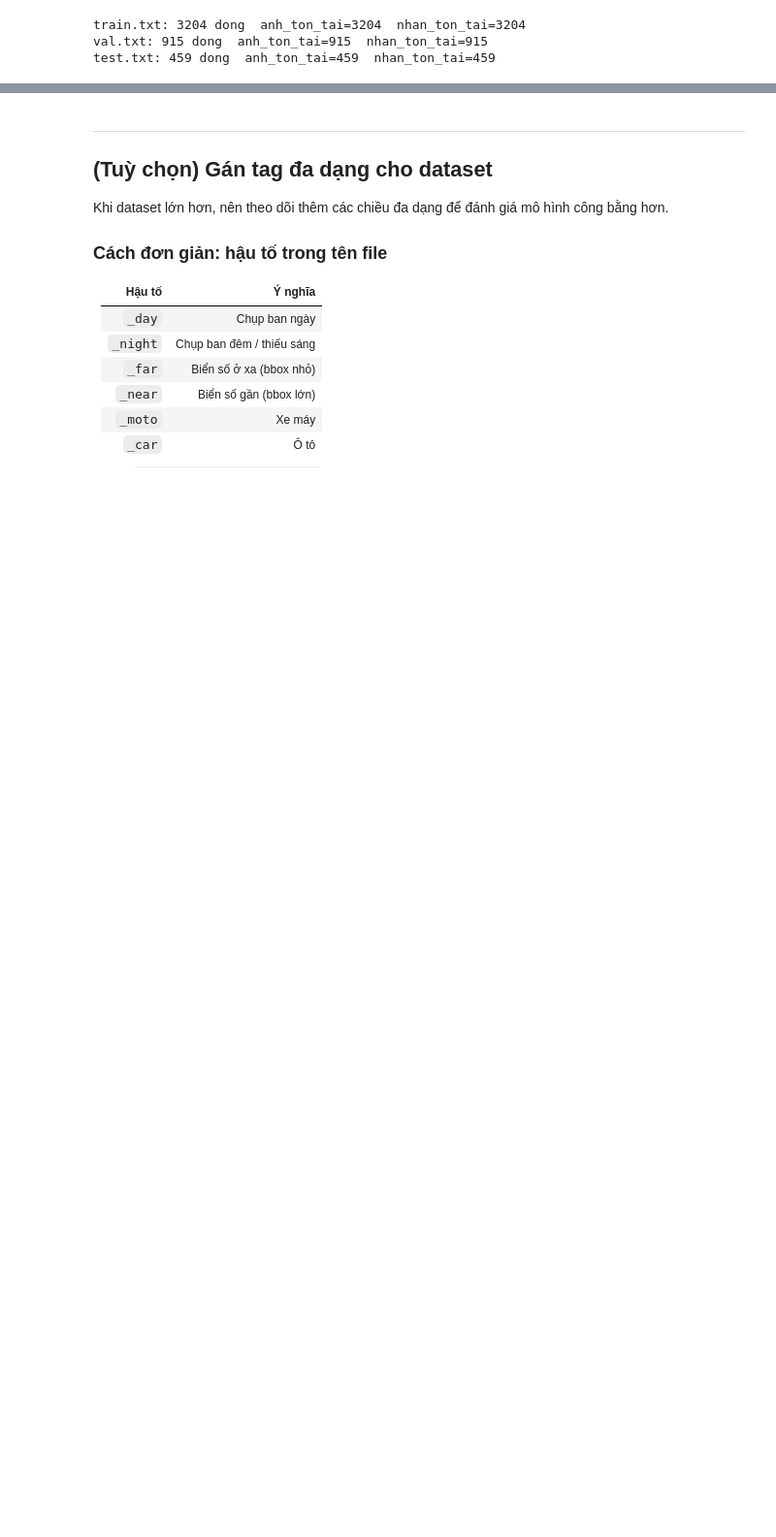
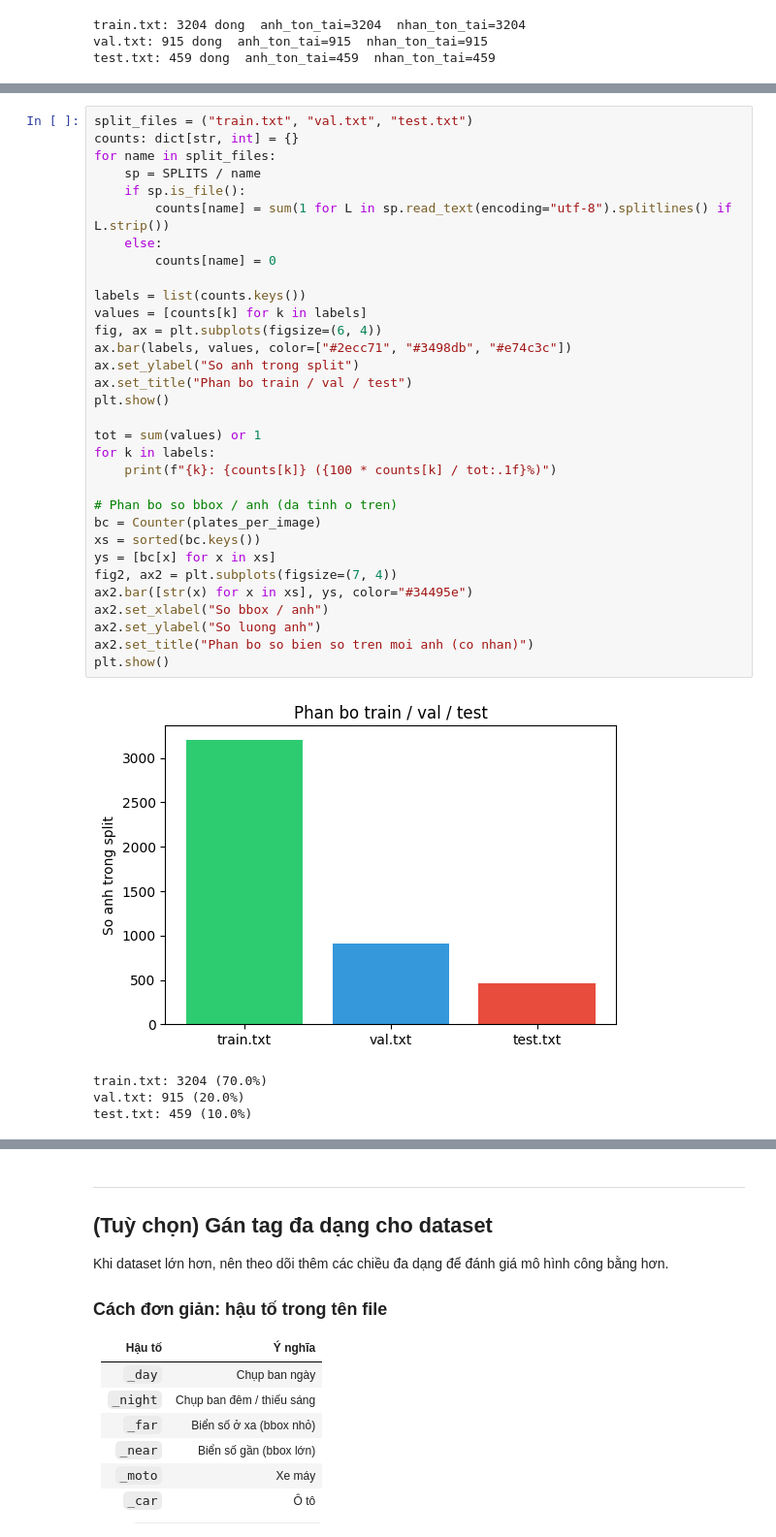
Before and after one commit to toanlion24/Vietnamese-license-plates-_-Group-3, a Jupyter notebook: notebooks/eda_data.ipynb, the cells around one changed output, grey strips where cells are left out. Shown at 97% size. Drawn from its saved outputs; the diff is of its cells as text; blank space fills up the shorter version.

```diff
--- a/notebooks/eda_data.ipynb
+++ b/notebooks/eda_data.ipynb
@@ -413,0 +481,37 @@ test.txt: 459 dong  anh_ton_tai=459  nhan_ton_tai=459
+# %%
+split_files = ("train.txt", "val.txt", "test.txt")
+counts: dict[str, int] = {}
+for name in split_files:
+    sp = SPLITS / name
+    if sp.is_file():
+        counts[name] = sum(1 for L in sp.read_text(encoding="utf-8").splitlines() if L.strip())
+    else:
+        counts[name] = 0
+
+labels = list(counts.keys())
+values = [counts[k] for k in labels]
+fig, ax = plt.subplots(figsize=(6, 4))
+ax.bar(labels, values, color=["#2ecc71", "#3498db", "#e74c3c"])
+ax.set_ylabel("So anh trong split")
+ax.set_title("Phan bo train / val / test")
+plt.show()
+
+tot = sum(values) or 1
+for k in labels:
+    print(f"{k}: {counts[k]} ({100 * counts[k] / tot:.1f}%)")
+
+# Phan bo so bbox / anh (da tinh o tren)
+bc = Counter(plates_per_image)
+xs = sorted(bc.keys())
+ys = [bc[x] for x in xs]
+fig2, ax2 = plt.subplots(figsize=(7, 4))
+ax2.bar([str(x) for x in xs], ys, color="#34495e")
+ax2.set_xlabel("So bbox / anh")
+ax2.set_ylabel("So luong anh")
+ax2.set_title("Phan bo so bien so tren moi anh (co nhan)")
+plt.show()
+# %% [output]
+[figure, added]
+train.txt: 3204 (70.0%)
+val.txt: 915 (20.0%)
+test.txt: 459 (10.0%)
```
Also changed, not shown: parts of 8 cells of this notebook, 4 other files.
